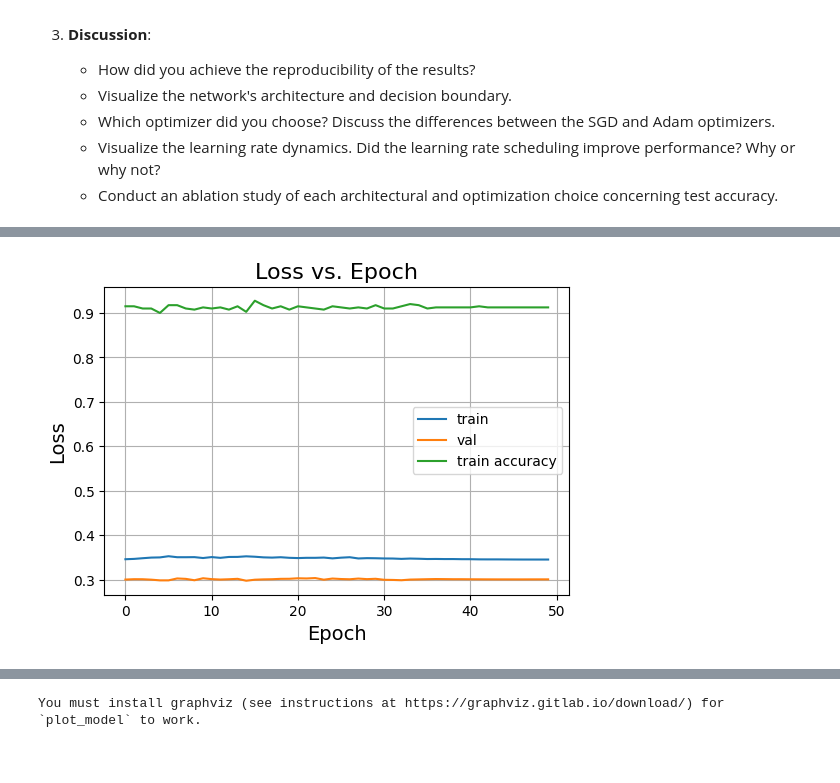
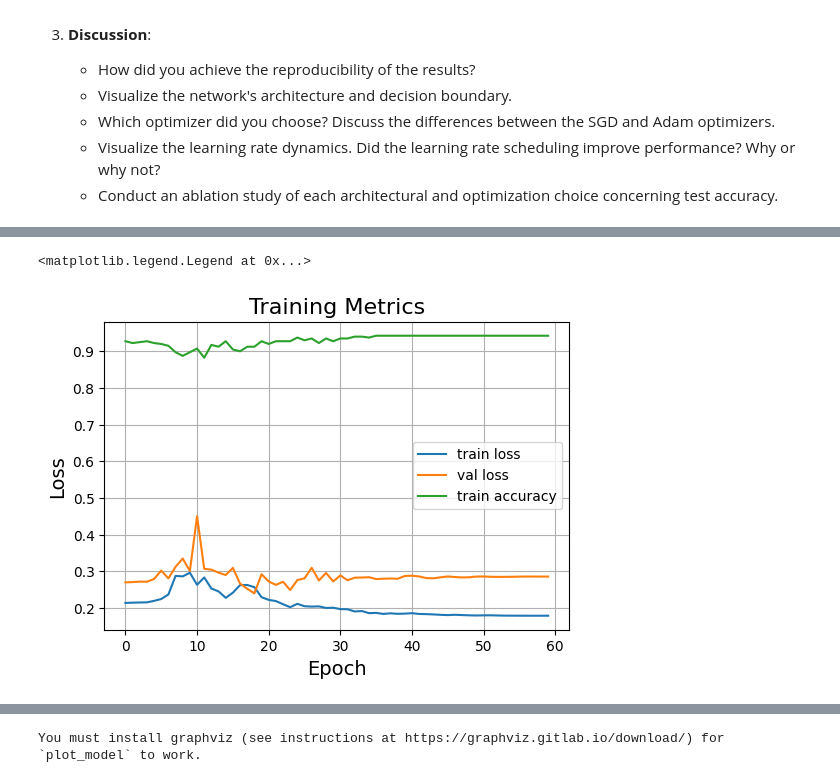
Before and after one commit to aOlsvik/tdt4172-intro-ml, a Jupyter notebook: Assignment2/Chapter_2.ipynb, the cells around one changed output, grey strips where cells are left out. Saved outputs shown, nothing was run; the diff lists cells and outputs as text; code cells hidden in the pictures.

Commit message:
better accuracy, need to make it deterministic

```diff
--- a/Assignment2/Chapter_2.ipynb
+++ b/Assignment2/Chapter_2.ipynb
@@ -75,9 +80,12 @@ from sklearn.model_selection import train_test_split
 # %%
 data = pd.read_csv('nn_data.csv')
-train = data[data['split'] == 'train']
-train, val = train_test_split(train, test_size=0.2, random_state=0)
+data_train = data[data['split'] == 'train'].copy()
+train = data_train.iloc[:400]
+val = data_train.iloc[400:]
 test = data[data['split'] == 'test']
 
 train = train.drop(columns=['split'])
 val = val.drop(columns=['split'])
 test = test.drop(columns=['split'])
+
+print(train.shape, val.shape, test.shape)
@@ -138,12 +147,14 @@ model = keras.Sequential(
     layers=
     [
         layers.Input(shape=(2,)),
-        layers.Dense(8, activation='relu', name="dense"),
+        layers.Dense(4, activation='relu', name="dense1"),
+        layers.Dense(8, activation='relu', name="dense2"),
+        layers.Dense(4, activation='relu', name="dense3"),
         layers.Dense(1, activation='sigmoid', name="output")
     ]
 )
 
-model.compile(optimizer='SGD', loss='binary_crossentropy', metrics=['accuracy'])
+model.compile(optimizer='adam', loss='binary_crossentropy', metrics=['accuracy'])
 
 model.summary()
 # %% [output]
@@ -160 +175,12 @@ Model: "xor"
  Non-trainable params: 0 (0.00 B)
+# %%
+epochs = 60
+
+cosine_scheduler = (CosineScheduler(epochs, warmup_steps=6, warmup_begin_lr=0.005, base_lr=0.1, final_lr=0.001))
+
+plt.figure(figsize=(6, 4))
+plt.plot([cosine_scheduler(i) for i in range(epochs)])
+plt.xlabel('Epoch', fontsize=14)
+plt.ylabel('Learning Rate', fontsize=14)
+plt.title('Learning Rate Schedule', fontsize=16)
+plt.grid(True)
@@ -161,17 +189,21 @@ Model: "xor"
 # %%
-epochs = 50
+scheduler = LearningRateScheduler(cosine_scheduler)
 
-scheduler = LearningRateScheduler(CosineScheduler(epochs, warmup_steps=5, base_lr=0.1, final_lr=0.001))
+history = model.fit(X_train, y_train, epochs=epochs, batch_size=128, validation_data=(X_val, y_val), verbose=0, callbacks=[scheduler])
 
-history = model.fit(X_train, y_train, epochs=epochs, validation_data=(X_val, y_val), verbose=0, callbacks=[scheduler])
+results = model.evaluate(X_test, y_test, verbose=0)
+loss, accuracy = results
+
+print("Test Loss: ", round(loss, 4))
+print("Test Accuracy: ", round(accuracy, 10))
 
 plt.figure(figsize=(6, 4))
-plt.plot(history.history['loss'], label='train')
-plt.plot(history.history['val_loss'], label='val')
+plt.plot(history.history['loss'], label='train loss')
+plt.plot(history.history['val_loss'], label='val loss')
 plt.plot(history.history['accuracy'], label='train accuracy')
 plt.grid(True)
 plt.xlabel('Epoch', fontsize=14)
 plt.ylabel('Loss', fontsize=14)
-plt.title('Loss vs. Epoch', fontsize=16)
+plt.title('Training Metrics', fontsize=16)
 plt.legend()
 # %% [output]
@@ -179 +212,2 @@ plt.legend()
+<matplotlib.legend.Legend at 0x...>
-[figure, old version]
+[figure, new version]
```
Also changed, not shown: parts of 9 cells of this notebook.
